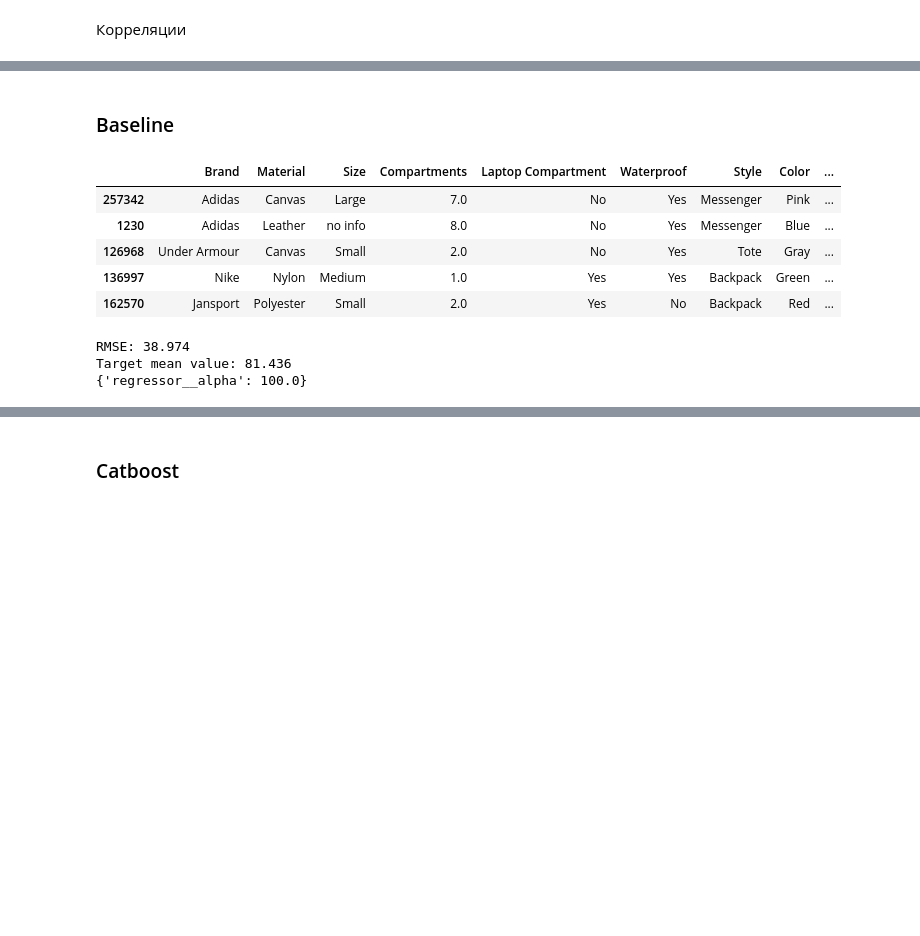
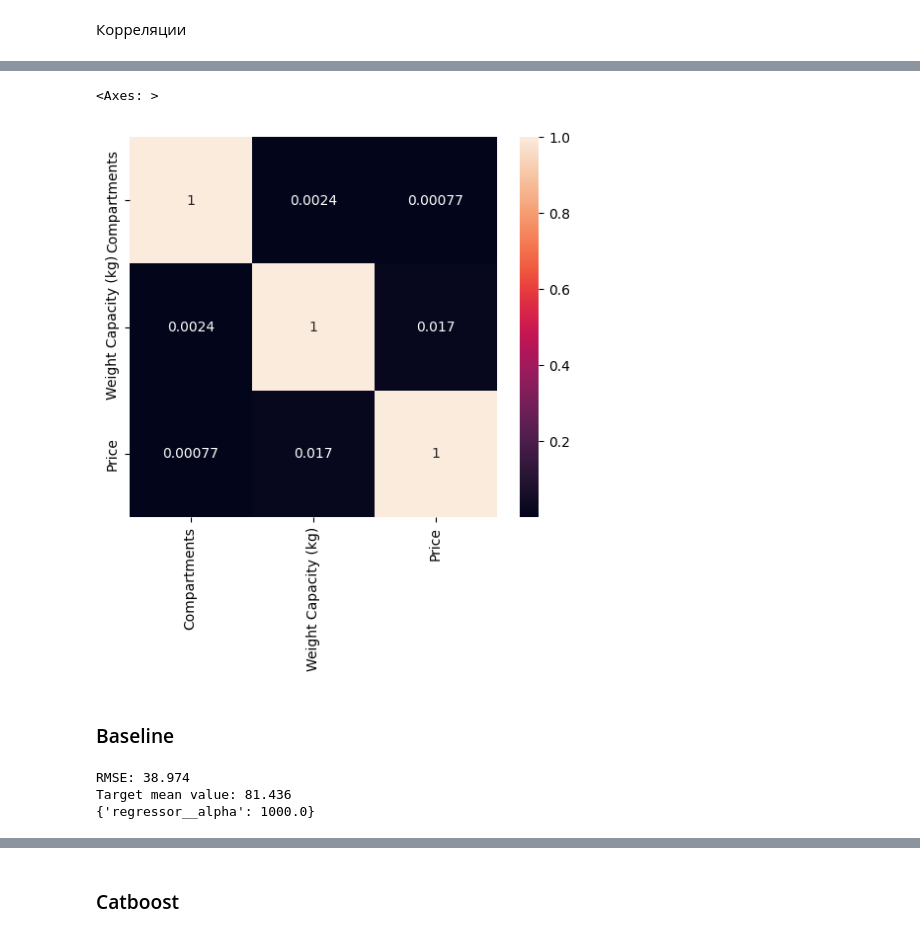
Before and after one commit to IlyaPhil/kaggle_backpack_prediction_challenge, a Jupyter notebook: submission.ipynb, the cells around one changed output, grey strips where cells are left out. Saved outputs shown, nothing was run; the diff lists cells and outputs as text; code cells hidden in the pictures; blank space fills up the shorter version.

```diff
--- a/submission.ipynb
+++ b/submission.ipynb
@@ -124,11 +138,10 @@ KeyError: 'target'
+# %%
+# numerical_cols = X_train.select_dtypes('number').columns.tolist()
+corr_mat = X_train[numerical_cols].corr()
+plt.figure(figsize=(6, 5))
+sns.heatmap(corr_mat, annot=True)
+# %% [output]
+<Axes: >
+[figure, added]
 # %% [markdown]
 ### Baseline
-# %%
-X_train.head()
-# %% [output]
-|  | Brand | Material | Size | Compartments | Laptop Compartment | Waterproof | Style | Color | ... |
-| 257342 | Adidas | Canvas | Large | 7.0 | No | Yes | Messenger | Pink | ... |
-| 1230 | Adidas | Leather | no info | 8.0 | No | Yes | Messenger | Blue | ... |
-| 126968 | Under Armour | Canvas | Small | 2.0 | No | Yes | Tote | Gray | ... |
-| 136997 | Nike | Nylon | Medium | 1.0 | Yes | Yes | Backpack | Green | ... |
-| 162570 | Jansport | Polyester | Small | 2.0 | Yes | No | Backpack | Red | ... |
@@ -154,7 +171,7 @@ pipeline = Pipeline(steps=[
     ('regressor', Ridge())
 ])
 
-param_grid = {'regressor__alpha': np.logspace(-1, 2, 10)}
+param_grid = {'regressor__alpha': np.logspace(-1, 3, 10)}
 
 # Настройка GridSearchCV
 gs_lr = GridSearchCV(
@@ -176,4 +193,4 @@ print(gs_lr.best_params_)
 # %% [output]
 RMSE: 38.974
 Target mean value: 81.436
-{'regressor__alpha': 100.0}
+{'regressor__alpha': 1000.0}
```
Also changed, not shown: parts of 28 cells of this notebook, 2 other files.
